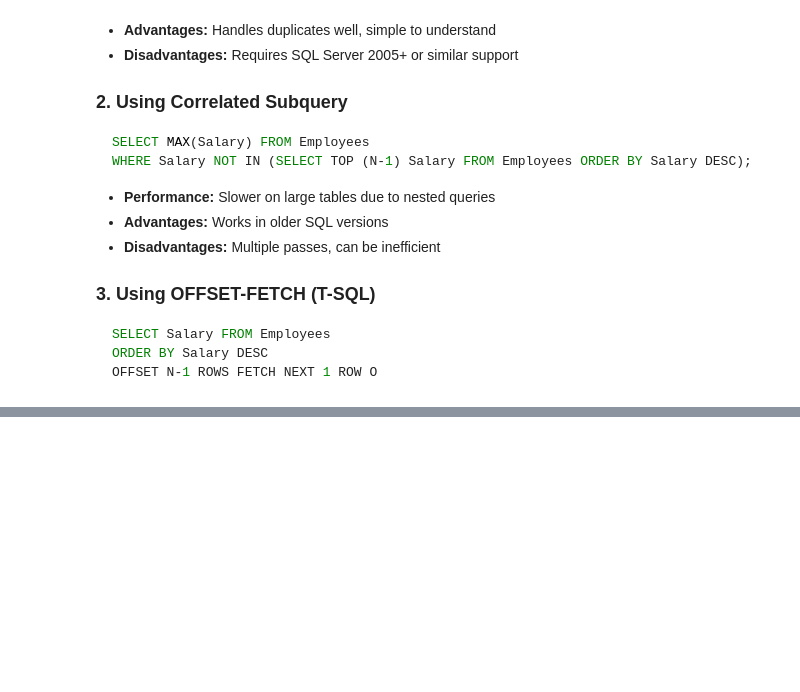
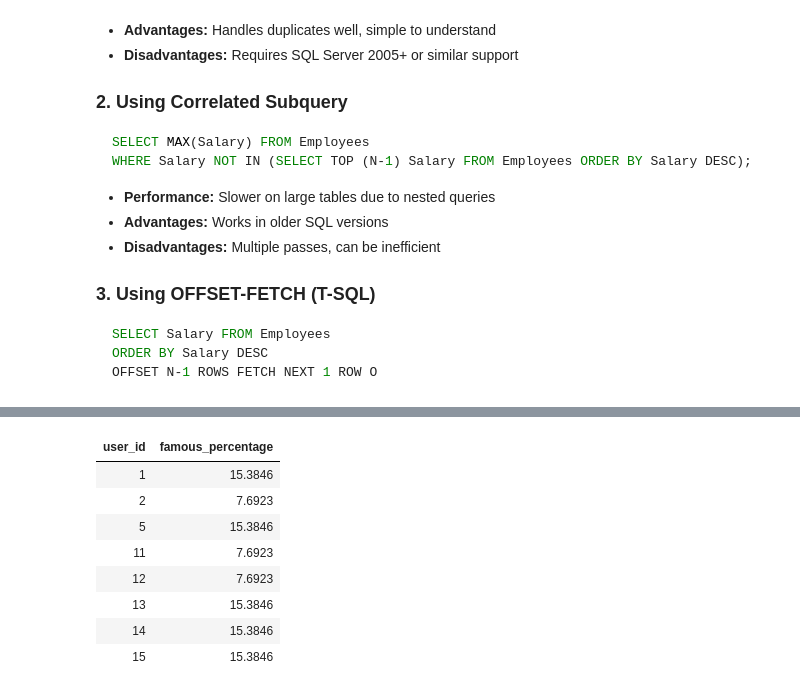
Before and after one commit to prasad-nimbalkar/Interview-Questions, a Jupyter notebook: sql-interview-questions.ipynb.ipynb, the cells around one changed output, grey strips where cells are left out. Saved outputs shown, nothing was run; the diff lists cells and outputs as text; code cells hidden in the pictures; blank space fills up the shorter version.

```diff
--- a/sql-interview-questions.ipynb.ipynb
+++ b/sql-interview-questions.ipynb.ipynb
@@ -1504,0 +1562,33 @@ OFFSET N-1 ROWS FETCH NEXT 1 ROW O
+# %%
+%sql
+WITH total_users AS (
+  SELECT COUNT(DISTINCT user) AS total
+  FROM (
+    SELECT user_id AS user FROM famous
+    UNION
+    SELECT follower_id FROM famous
+  ) t
+),
+followers AS (
+  SELECT
+    user_id,
+    COUNT(follower_id) AS follower_count
+  FROM famous
+  GROUP BY user_id
+)
+SELECT
+  f.user_id,
+  ROUND(f.follower_count * 100.0 / t.total, 4) AS famous_percentage
+FROM followers f
+CROSS JOIN total_users t
+ORDER BY f.user_id;
+# %% [output]
+| user_id | famous_percentage |
+| 1 | 15.3846 |
+| 2 | 7.6923 |
+| 5 | 15.3846 |
+| 11 | 7.6923 |
+| 12 | 7.6923 |
+| 13 | 15.3846 |
+| 14 | 15.3846 |
+| 15 | 15.3846 |
```
Also changed, not shown: parts of 6 cells of this notebook.
